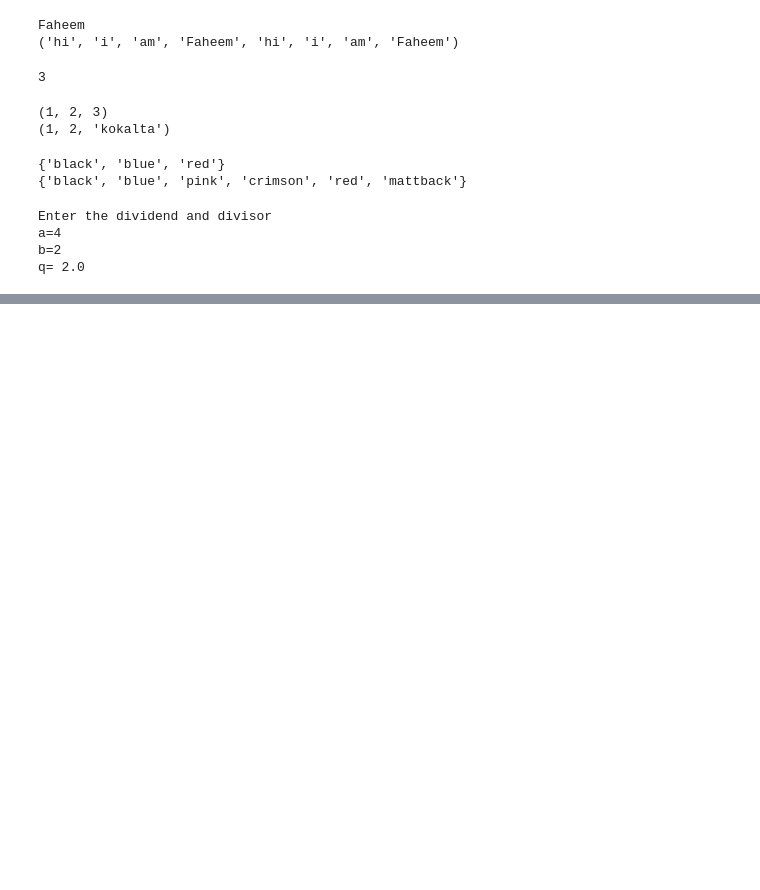
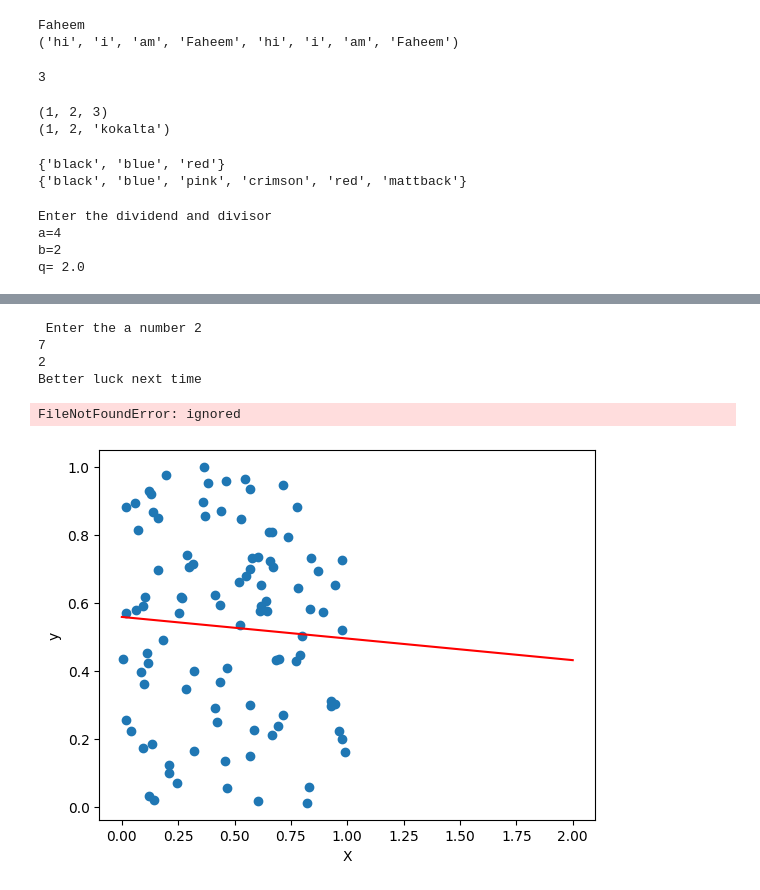
Before and after one commit to faheemdehalvi/dsa, a Jupyter notebook: first.ipynb, the cells around one changed output, grey strips where cells are left out. Saved outputs shown, nothing was run; the diff lists cells and outputs as text; code cells hidden in the pictures; blank space fills up the shorter version.

```diff
--- a/first.ipynb
+++ b/first.ipynb
@@ -189,0 +234,16 @@ Normal weight
+# %%
+import random
+compute=random.randint(1,9)
+user_input=(int(input(" Enter the a number ")))
+print(compute)
+print(user_input)
+
+if(compute==user_input):
+  print("Congrats youve won a lottery !!!")
+else:
+  print("Better luck next time")
+# %% [output]
+ Enter the a number 2
+7
+2
+Better luck next time
@@ -189,0 +255,12 @@ Normal weight
+# %%
+import pandas as pd
+import matplotlib.pyplot as plt
+df = pd.read_excel('Activity_1_Data.xlsx')
+plt.plot(df['B_column'], df['C_column'])
+plt.xlabel('X-axis Label')
+plt.ylabel('Y-axis Label')
+plt.title('Your Title')
+plt.grid(True)
+plt.show()
+# %% [output]
+FileNotFoundError: ignored
@@ -189,0 +285,23 @@ Normal weight
+# %%
+import numpy as np
+from sklearn.linear_model import LinearRegression
+import matplotlib.pyplot as plt
+
+np.random.seed(0)
+X = np.random.uniform(size=(100, 1))
+y = np.random.uniform(size=(100, 1))
+model = LinearRegression()
+model.fit(X, y)
+
+
+X_new = np.array([[0], [2]])
+y_new = model.predict(X_new)
+
+
+plt.scatter(X, y)
+plt.plot(X_new, y_new, 'r-', label='Graph')
+plt.xlabel('X')
+plt.ylabel('y')
+plt.show()
+# %% [output]
+[figure, added]
```
Also changed, not shown: parts of 16 cells of this notebook.
